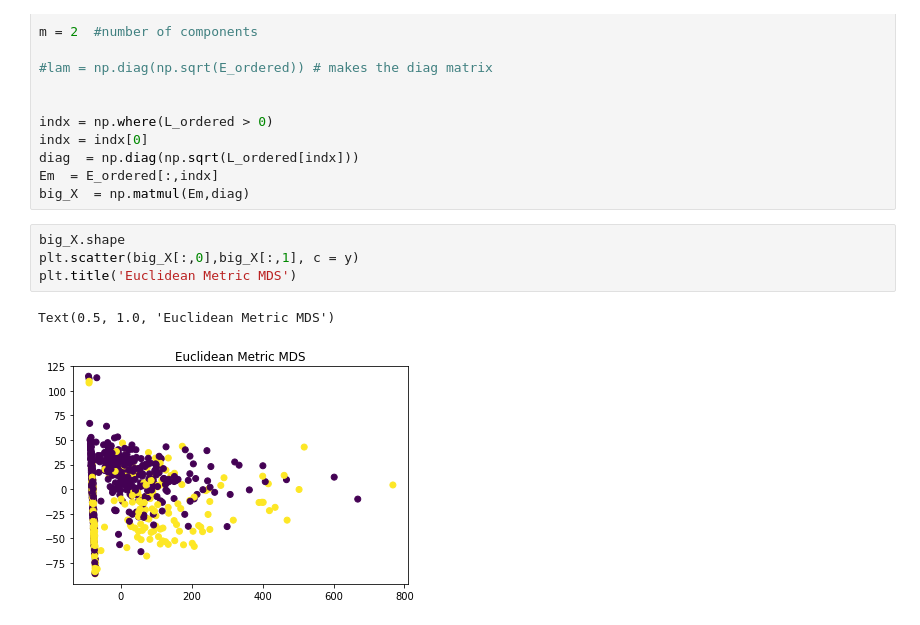
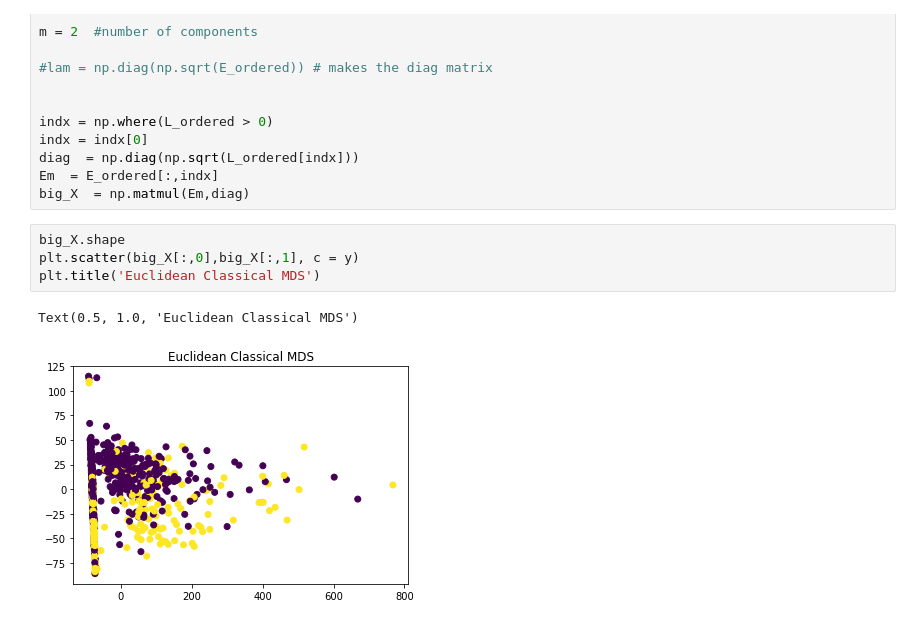
Before and after one commit to cameronfr/mvlearn, a Jupyter notebook: Implementations/SingleVIew_MDS.ipynb, the cells around one changed output. Drawn from its saved outputs; the diff is of its cells as text.

```diff
--- a/Implementations/SingleVIew_MDS.ipynb
+++ b/Implementations/SingleVIew_MDS.ipynb
@@ -52,7 +53,7 @@ big_X  = np.matmul(Em,diag)
 # %%
 big_X.shape
 plt.scatter(big_X[:,0],big_X[:,1], c = y)
-plt.title('Euclidean Metric MDS')
+plt.title('Euclidean Classical MDS')
 # %% [output]
-Text(0.5, 1.0, 'Euclidean Metric MDS')
+Text(0.5, 1.0, 'Euclidean Classical MDS')
-[figure, old version]
+[figure, new version]
```
Also changed, not shown: parts of 1 cell of this notebook, 1 other file.
